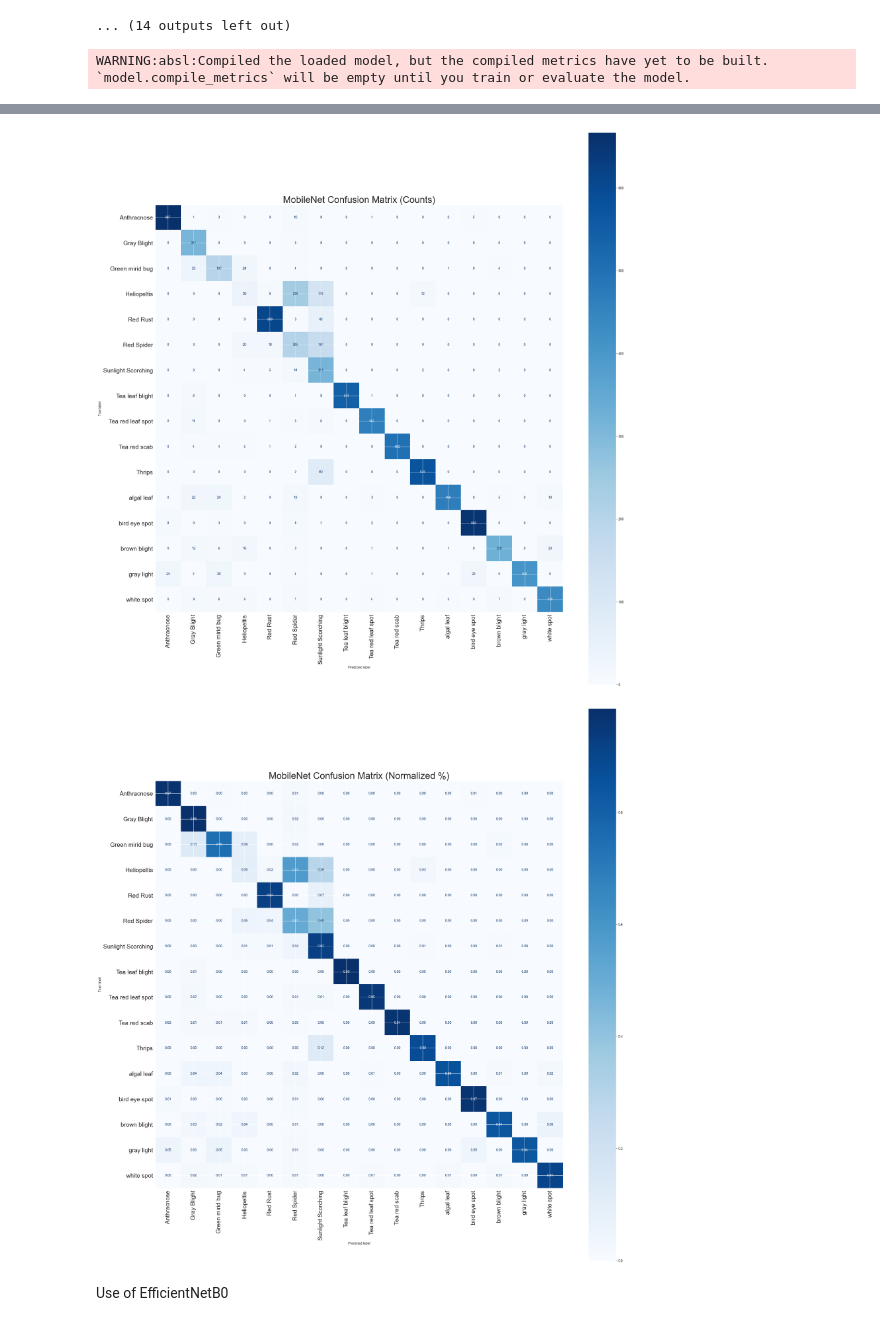
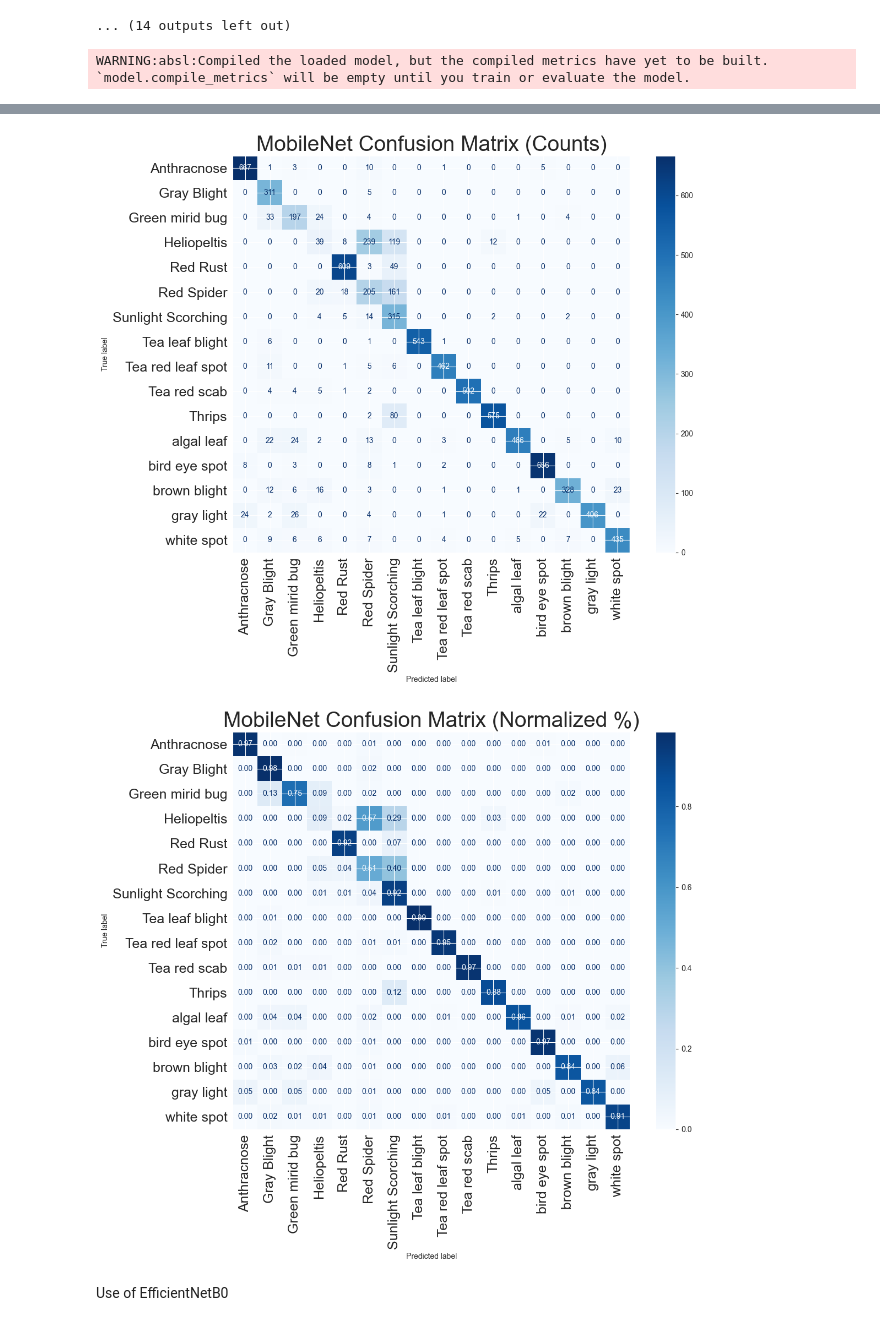
Before and after one commit to Chehan2004/DSGP_GROUP_36, a Jupyter notebook: DeepLearningModelSelection.ipynb, the cells around one changed output, grey strips where cells are left out. Drawn from its saved outputs; the diff is of its cells as text; code cells hidden in the pictures.

```diff
--- a/DeepLearningModelSelection.ipynb
+++ b/DeepLearningModelSelection.ipynb
@@ -534,7 +534,7 @@ cm_normalized = cm.astype('float') / cm.sum(axis=1)[:, np.newaxis]
 # =========================================================
 # PLOT: RAW COUNTS
 # =========================================================
-plt.figure(figsize=(24, 24))  # MUCH larger figure
+plt.figure(figsize=(12, 10))  # MUCH larger figure
 disp_counts = ConfusionMatrixDisplay(cm, display_labels=class_labels)
 disp_counts.plot(
     cmap=plt.cm.Blues,
@@ -551,7 +551,7 @@ plt.show()
 # =========================================================
 # PLOT: NORMALIZED PERCENTAGES
 # =========================================================
-plt.figure(figsize=(24, 24))
+plt.figure(figsize=(12, 10))
 disp_norm = ConfusionMatrixDisplay(cm_normalized, display_labels=class_labels)
 disp_norm.plot(
     cmap=plt.cm.Blues,
@@ -572,5 +572,5 @@ Found 7878 images belonging to 16 classes.
-[figure, old version]
+[figure, new version]
-[figure, old version]
+[figure, new version]
 # %% [markdown]
 Use of EfficientNetB0
 # %%
```
Also changed, not shown: parts of 5 cells of this notebook.
